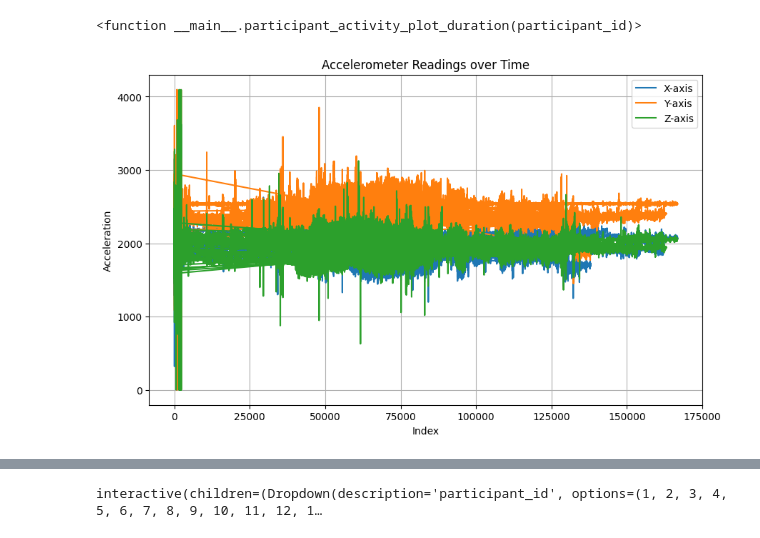
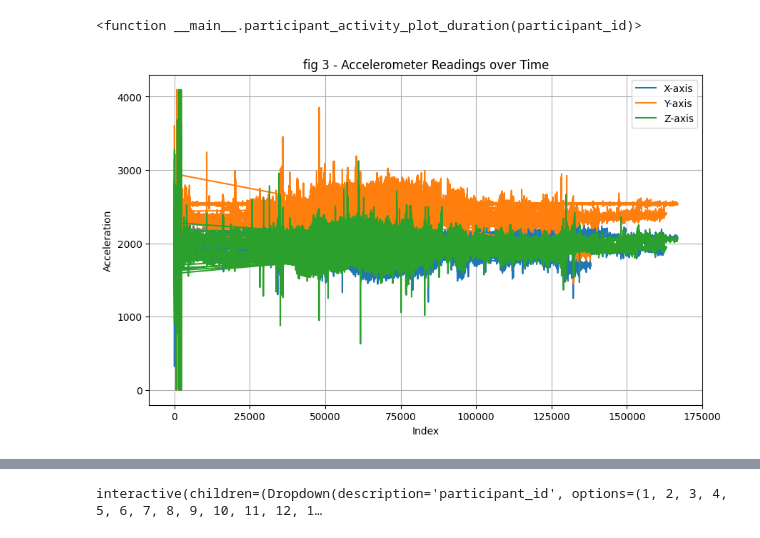
Before and after one commit to thirugnanam-tgs/accelerometer, a Jupyter notebook: research/analysis.ipynb, the cells around one changed output, grey strips where cells are left out. Saved outputs shown, nothing was run; the diff lists cells and outputs as text; code cells hidden in the pictures.

```diff
--- a/research/analysis.ipynb
+++ b/research/analysis.ipynb
@@ -48,10 +49,6 @@ id       0
 dtype: int64
 # %%
 activities = {0:"No Activity", 1:"Working at Computer", 2:"Standing Up, Walking and Going up\down stairs", 3:"Standing", 4:"Walking", 5:"Going Up\Down Stairs", 6:"Walking and Talking with Someone", 7:"Talking while Standing"}
-# %%
-df['xf'] = np.real(np.fft.fft(df['x']))
-df['yf'] = np.real(np.fft.fft(df['y']))
-df['zf'] = np.real(np.fft.fft(df['z']))
 # %%
 per_df = df.groupby(['label']).size() / len(df) * 100
 print(per_df)
@@ -105,13 +102,13 @@ interactive(children=(Dropdown(description='participant_id', options=(1, 2, 3, 4
 # %%
 plt.figure(figsize=(10, 6))
 plt.plot(df['x'].index, df['x'], label='X-axis')
 plt.plot(df['y'].index, df['y'], label='Y-axis')
 plt.plot(df['z'].index, df['z'], label='Z-axis')
-plt.title('Accelerometer Readings over Time')
+plt.title('fig 3 - Accelerometer Readings over Time')
 plt.xlabel('Index')
 plt.ylabel('Acceleration')
 plt.legend()
 plt.grid(True)
 plt.show()
 # %% [output]
-[figure, old version]
+[figure, new version]
```
Also changed, not shown: parts of 23 cells of this notebook, 2 other files.
